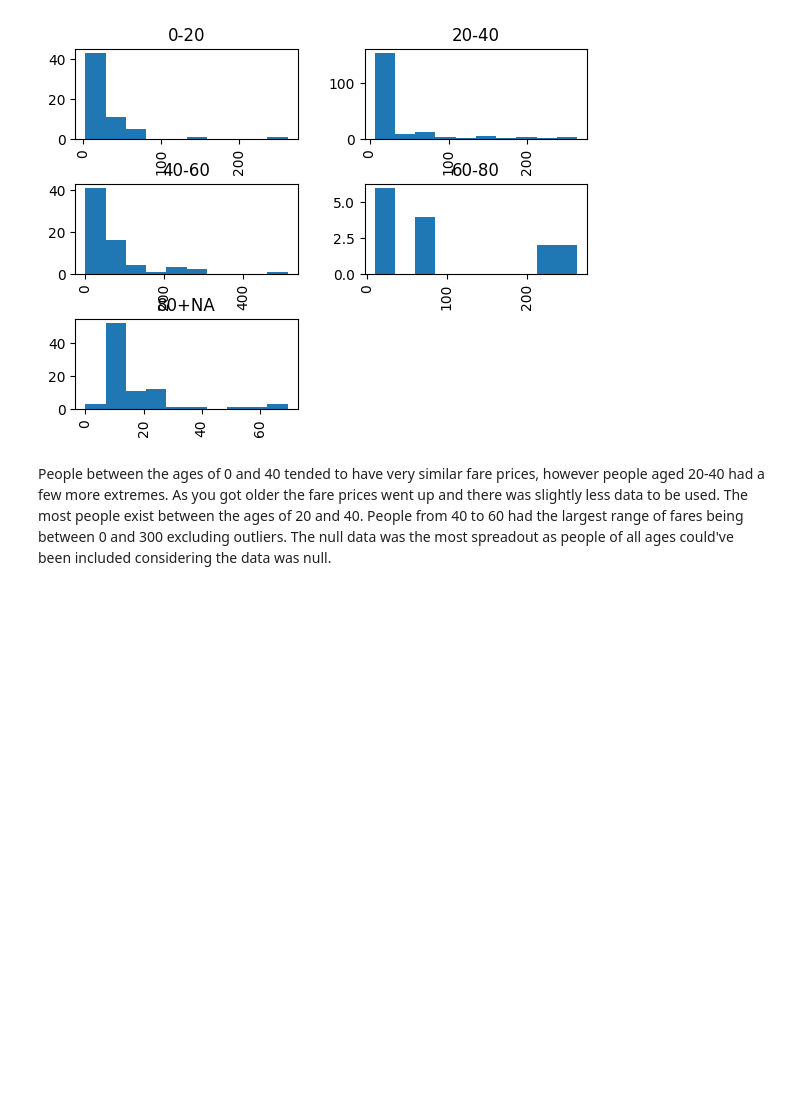
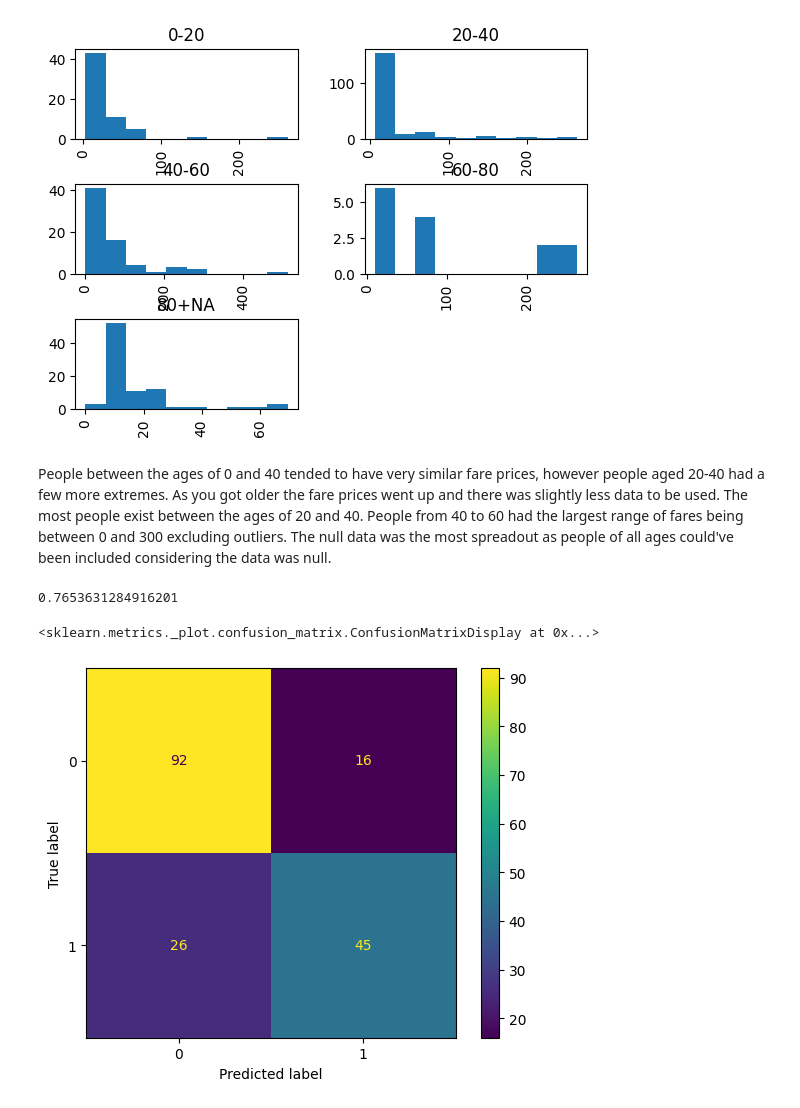
Before and after one commit to GavinlEdwards/Compsci_1070, a Jupyter notebook: assignment5.ipynb, the cells around one changed output. Saved outputs shown, nothing was run; the diff lists cells and outputs as text; code cells hidden in the pictures; blank space fills up the shorter version.

```diff
--- a/assignment5.ipynb
+++ b/assignment5.ipynb
@@ -99,3 +92,38 @@ array([[<Axes: title={'center': '0-20'}>,
 [figure]
 # %% [markdown]
  People between the ages of 0 and 40 tended to have very similar fare prices, however people aged 20-40 had a few more extremes. As you got older the fare prices went up and there was slightly less data to be used. The most people exist between the ages of 20 and 40. People from 40 to 60 had the largest range of fares being between 0 and 300 excluding outliers. The null data was the most spreadout as people of all ages could've been included considering the data was null.
+# %%
+# When using knn and logistic regression with the diabetes data set logistic regression performed slightly better
+# I believe the two datasets are similiar when it comes to how many variables and how correlated the different variables are
+from sklearn.linear_model import LogisticRegression
+from sklearn.model_selection import train_test_split
+from sklearn.preprocessing import StandardScaler
+
+X = titanic_df.drop('Survived',axis = 1).drop('Name',axis = 1).drop('Cabin',axis = 1).drop('Ticket',axis=1).drop('PassengerId',axis=1)
+y = titanic_df['Survived']
+
+# split the data into training and test set
+#Stratification can be (but is not always) quite helpful
+# it tries to split the test data into groups that represent the data well
+# instead of randomly selecting from the full set
+X_train, X_test, y_train, y_test = train_test_split(X, y, test_size = 0.2, random_state = 32)
+# Standardize
+sc = StandardScaler()
+X_train = sc.fit_transform(X_train)
+X_test = sc.fit_transform(X_test)
+# %%
+regression = LogisticRegression(random_state = 32).fit(X_train, y_train)
+y_prediction = regression.predict(X_test)
+# %%
+regression.score(X_test, y_test)
+# %% [output]
+0.7653631284916201
+# %%
+from sklearn.metrics import confusion_matrix
+from statsmodels.graphics.mosaicplot import mosaic
+from sklearn.metrics import ConfusionMatrixDisplay
+conf_matrix = confusion_matrix(y_test, y_prediction)
+ConfusionMatrixDisplay.from_estimator(regression, X_test, y_test)
+# %% [output]
+<sklearn.metrics._plot.confusion_matrix.ConfusionMatrixDisplay at 0x...>
+[figure, added]
```
Also changed, not shown: parts of 6 cells of this notebook, 3 other files.
